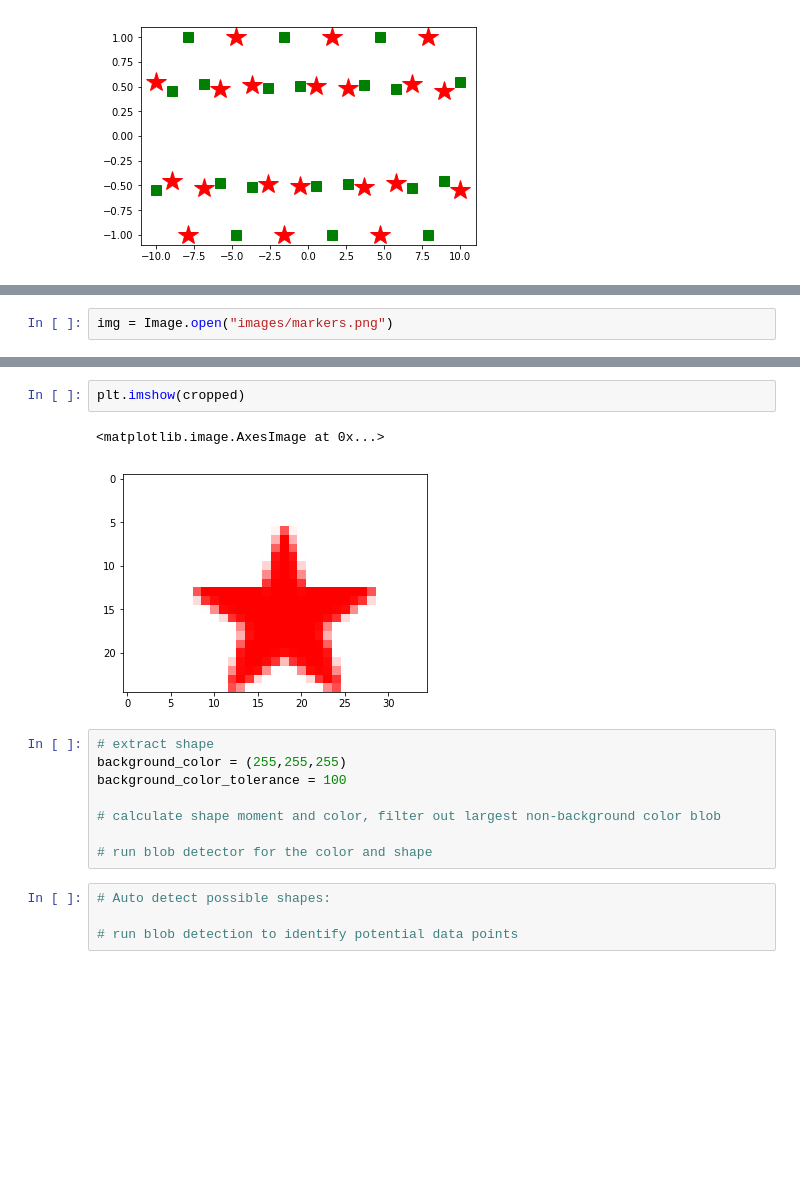
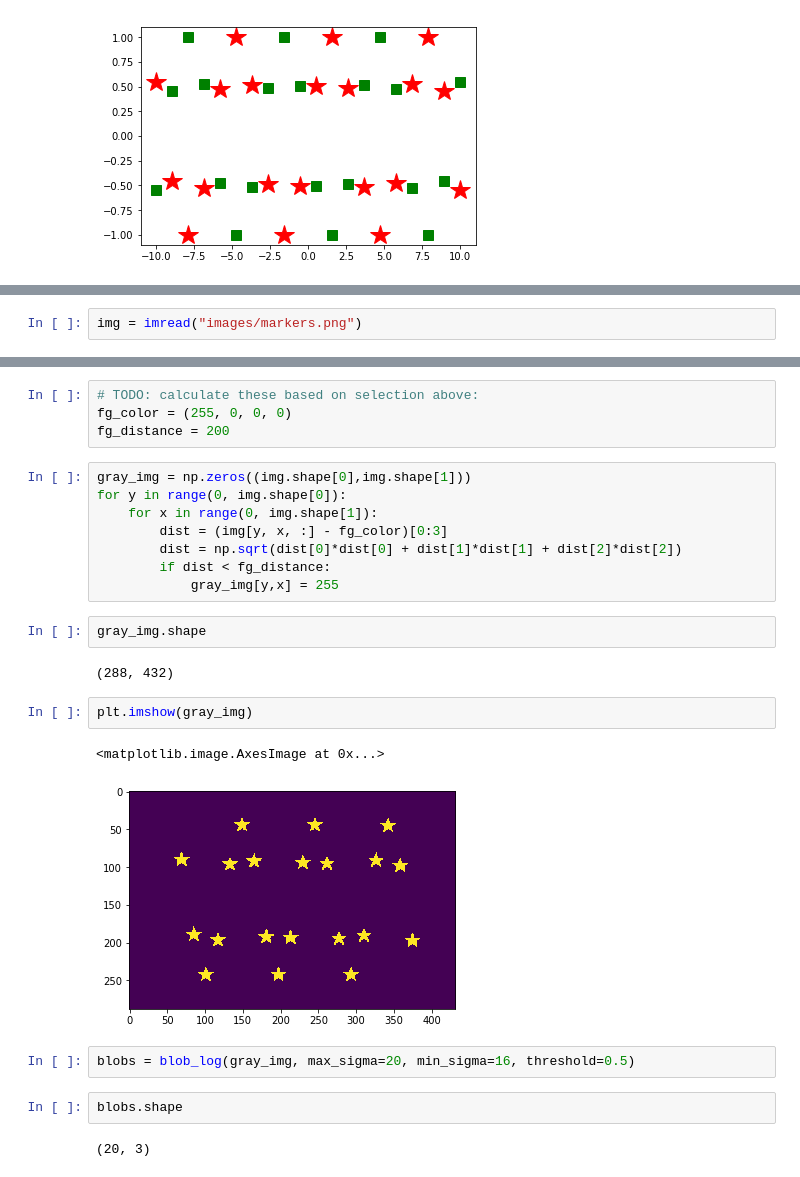
Before and after one commit to automeris-io/WebPlotDigitizer, a Jupyter notebook: research/data_points.ipynb, the cells around one changed output, grey strips where cells are left out. Cells and saved outputs as stored; diff of their text form; blank space fills up the shorter version.

Commit message:
research: data_points: test blob detection from sklearn

```diff
--- a/research/data_points.ipynb
+++ b/research/data_points.ipynb
@@ -17,3 +18,3 @@ star_bounding_box = [(179,226),(214,251)]
 # %%
-img = Image.open("images/markers.png")
+img = imread("images/markers.png")
 # %%
@@ -25,17 +31,27 @@ cropped = img.crop((star_bounding_box[0][0], star_bounding_box[0][1], star_bound
+# %%
+# TODO: calculate these based on selection above:
+fg_color = (255, 0, 0, 0)
+fg_distance = 200
+# %%
+gray_img = np.zeros((img.shape[0],img.shape[1]))
+for y in range(0, img.shape[0]):
+    for x in range(0, img.shape[1]):
+        dist = (img[y, x, :] - fg_color)[0:3]
+        dist = np.sqrt(dist[0]*dist[0] + dist[1]*dist[1] + dist[2]*dist[2])
+        if dist < fg_distance:
+            gray_img[y,x] = 255
+# %%
+gray_img.shape
+# %% [output]
+(288, 432)
 # %%
-plt.imshow(cropped)
+plt.imshow(gray_img)
 # %% [output]
 <matplotlib.image.AxesImage at 0x...>
-[figure, old version]
+[figure, new version]
-# %%
-# extract shape
-background_color = (255,255,255)
-background_color_tolerance = 100
-
-# calculate shape moment and color, filter out largest non-background color blob
-
-# run blob detector for the color and shape
-# %%
-# Auto detect possible shapes:
-
-# run blob detection to identify potential data points
+# %%
+blobs = blob_log(gray_img, max_sigma=20, min_sigma=16, threshold=0.5)
+# %%
+blobs.shape
+# %% [output]
+(20, 3)
```
Also changed, not shown: parts of 7 cells of this notebook.
